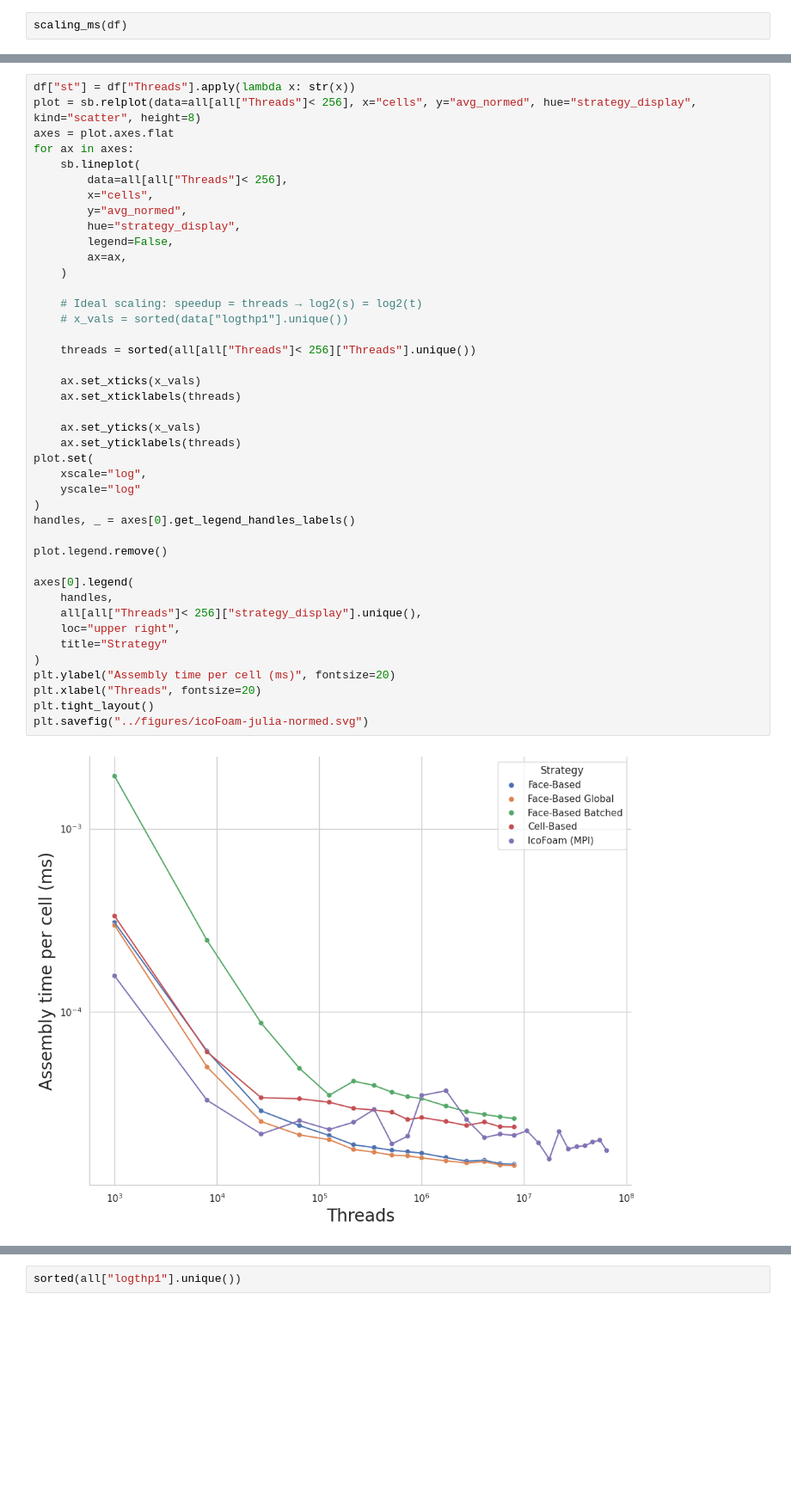
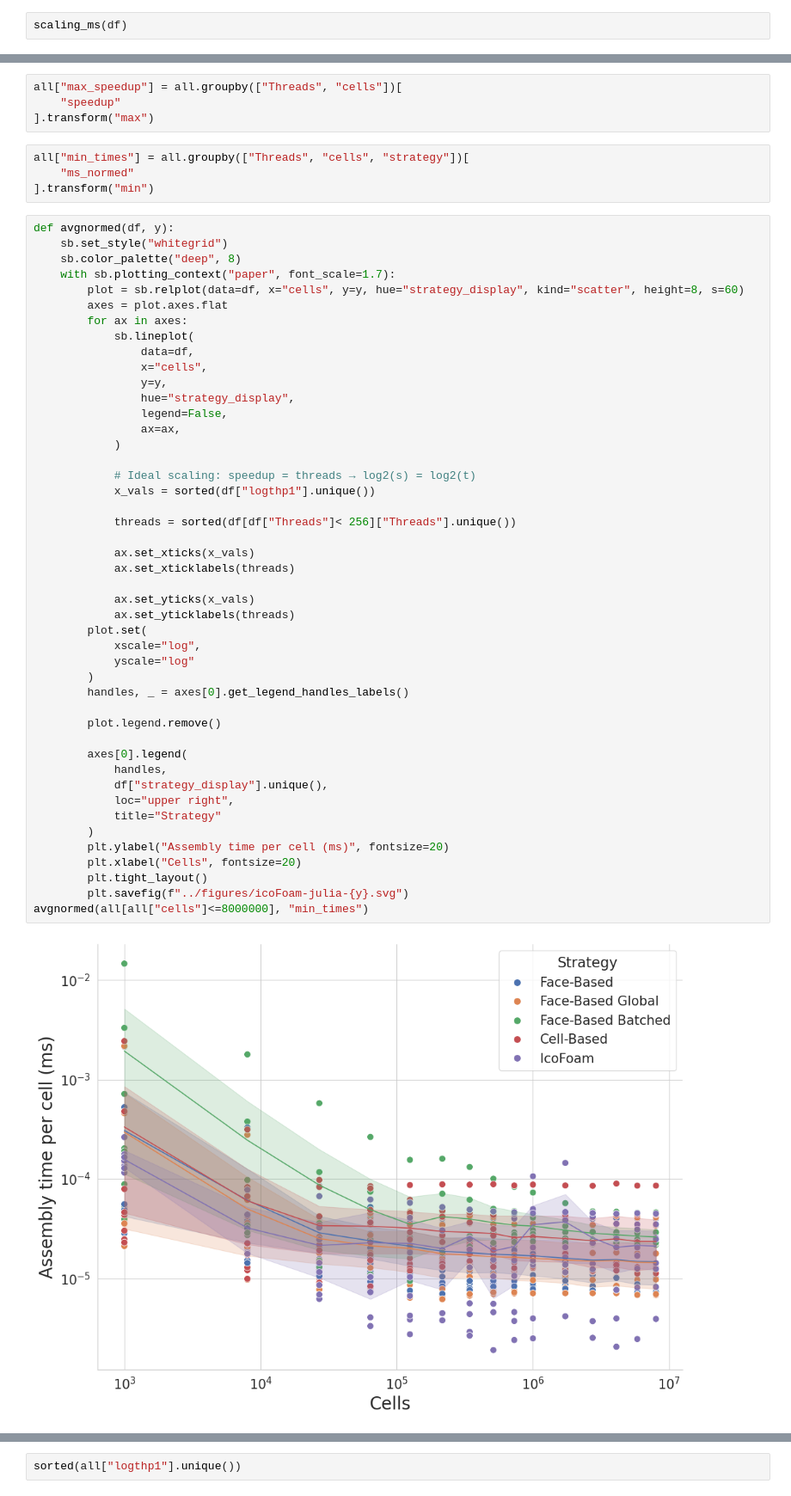
Before and after one commit to lupeterm/FVM-Prototyping, a Jupyter notebook: notebooks/icofoam.ipynb, the cells around one changed output, grey strips where cells are left out. Shown at 86% size. Saved outputs shown, nothing was run; the diff lists cells and outputs as text; blank space fills up the shorter version.

```diff
--- a/notebooks/icofoam.ipynb
+++ b/notebooks/icofoam.ipynb
@@ -331,44 +332,56 @@ scaling_speedup(all[all["Threads"] < 256])
+# %%
+all["max_speedup"] = all.groupby(["Threads", "cells"])[
+    "speedup"
+].transform("max")
+# %%
+all["min_times"] = all.groupby(["Threads", "cells", "strategy"])[
+    "ms_normed"
+].transform("min")
 # %%
-df["st"] = df["Threads"].apply(lambda x: str(x))
-plot = sb.relplot(data=all[all["Threads"]< 256], x="cells", y="avg_normed", hue="strategy_display", kind="scatter", height=8)
-axes = plot.axes.flat
-for ax in axes:
-    sb.lineplot(
-        data=all[all["Threads"]< 256],
-        x="cells",
-        y="avg_normed",
-        hue="strategy_display",
-        legend=False,
-        ax=ax,
-    )
+def avgnormed(df, y):
+    sb.set_style("whitegrid")
+    sb.color_palette("deep", 8)
+    with sb.plotting_context("paper", font_scale=1.7):
+        plot = sb.relplot(data=df, x="cells", y=y, hue="strategy_display", kind="scatter", height=8, s=60)
+        axes = plot.axes.flat
+        for ax in axes:
+            sb.lineplot(
+                data=df,
+                x="cells",
+                y=y,
+                hue="strategy_display",
+                legend=False,
+                ax=ax,
+            )
 
-    # Ideal scaling: speedup = threads → log2(s) = log2(t)
-    # x_vals = sorted(data["logthp1"].unique())
+            # Ideal scaling: speedup = threads → log2(s) = log2(t)
+            x_vals = sorted(df["logthp1"].unique())
 
-    threads = sorted(all[all["Threads"]< 256]["Threads"].unique())
+            threads = sorted(df[df["Threads"]< 256]["Threads"].unique())
 
-    ax.set_xticks(x_vals)
-    ax.set_xticklabels(threads)
+            ax.set_xticks(x_vals)
+            ax.set_xticklabels(threads)
 
-    ax.set_yticks(x_vals)
-    ax.set_yticklabels(threads)
-plot.set(
-    xscale="log",
-    yscale="log"
-)
-handles, _ = axes[0].get_legend_handles_labels()
+            ax.set_yticks(x_vals)
+            ax.set_yticklabels(threads)
+        plot.set(
+            xscale="log",
+            yscale="log"
+        )
+        handles, _ = axes[0].get_legend_handles_labels()
 
-plot.legend.remove()
+        plot.legend.remove()
 
-axes[0].legend(
-    handles,
-    all[all["Threads"]< 256]["strategy_display"].unique(),
-    loc="upper right",
-    title="Strategy"
-)
-plt.ylabel("Assembly time per cell (ms)", fontsize=20)
-plt.xlabel("Threads", fontsize=20)
-plt.tight_layout()
-plt.savefig("../figures/icoFoam-julia-normed.svg")
+        axes[0].legend(
+            handles,
+            df["strategy_display"].unique(),
+            loc="upper right",
+            title="Strategy"
+        )
+        plt.ylabel("Assembly time per cell (ms)", fontsize=20)
+        plt.xlabel("Cells", fontsize=20)
+        plt.tight_layout()
+        plt.savefig(f"../figures/icoFoam-julia-{y}.svg")
+avgnormed(all[all["cells"]<=8000000], "min_times")
 # %% [output]
-[figure, old version]
+[figure, new version]
```
Also changed, not shown: parts of 5 cells of this notebook, 14 other files.
